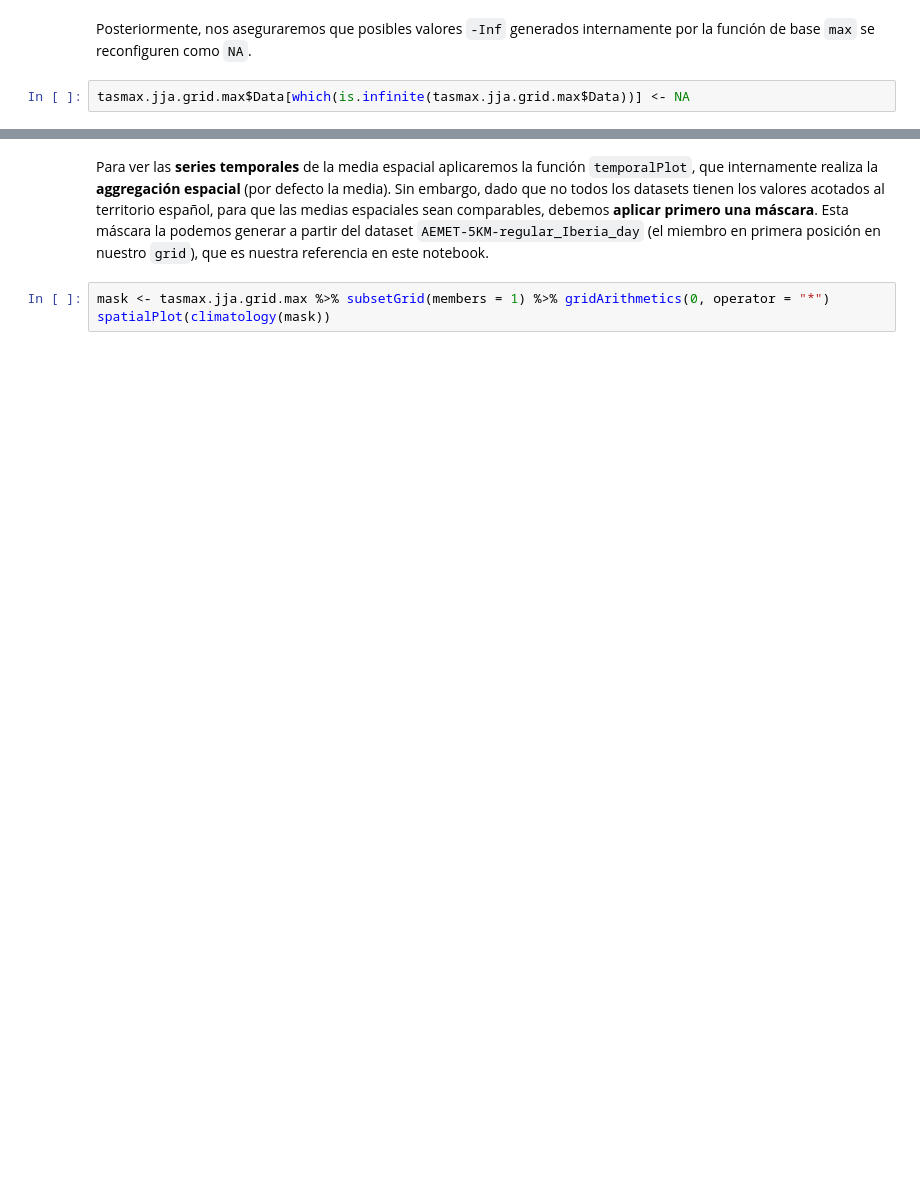
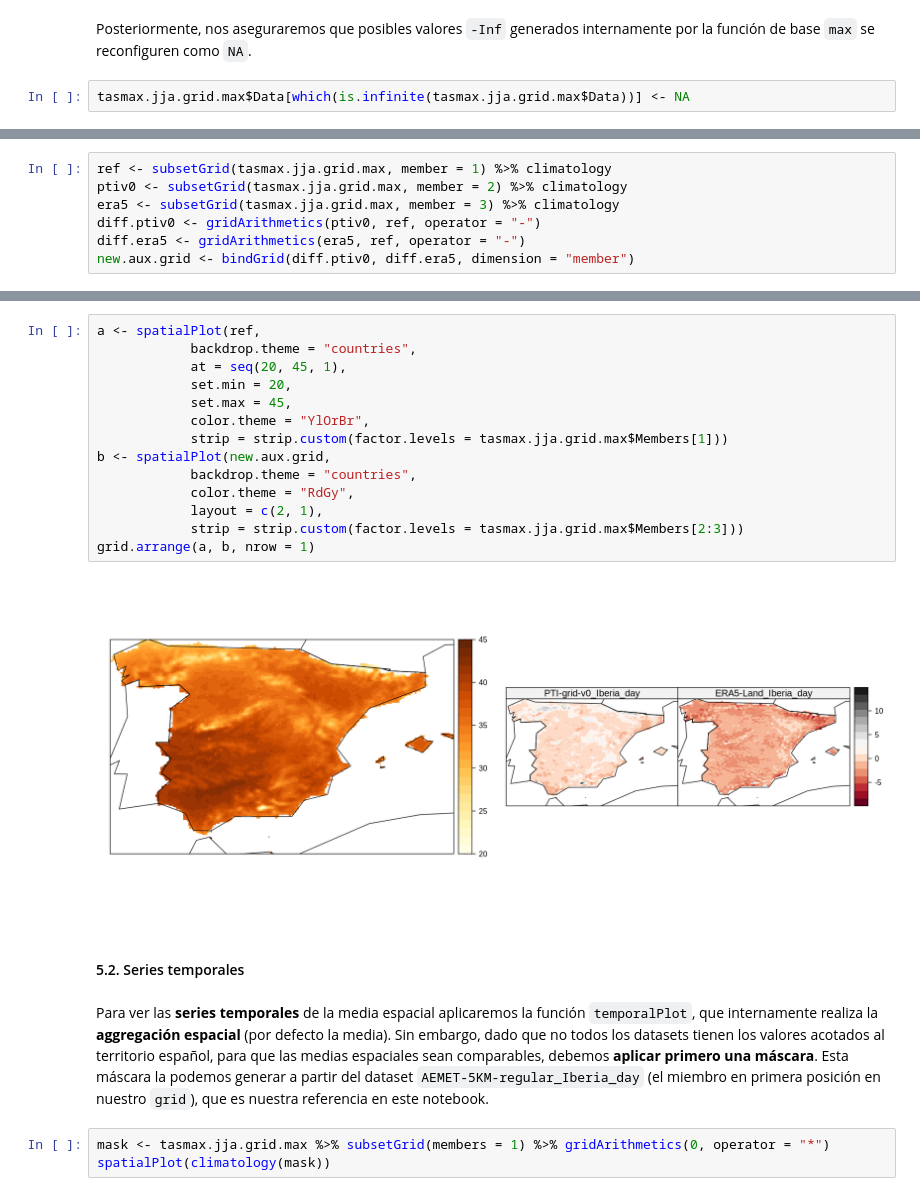
Before and after one commit to SantanderMetGroup/PTI-Clima-Datalab, a Jupyter notebook: Notebooks/R/intercomp_rejillas_obs_R.ipynb, the cells around one changed output, grey strips where cells are left out. Cells and saved outputs as stored; diff of their text form; blank space fills up the shorter version.

```diff
--- a/Notebooks/R/intercomp_rejillas_obs_R.ipynb
+++ b/Notebooks/R/intercomp_rejillas_obs_R.ipynb
@@ -366,0 +425,7 @@ spatialPlot(climatology(tasmax.jja.grid.max),
+# %%
+ref <- subsetGrid(tasmax.jja.grid.max, member = 1) %>% climatology
+ptiv0 <- subsetGrid(tasmax.jja.grid.max, member = 2) %>% climatology
+era5 <- subsetGrid(tasmax.jja.grid.max, member = 3) %>% climatology
+diff.ptiv0 <- gridArithmetics(ptiv0, ref, operator = "-")
+diff.era5 <- gridArithmetics(era5, ref, operator = "-")
+new.aux.grid <- bindGrid(diff.ptiv0, diff.era5, dimension = "member")
@@ -367,3 +448,21 @@ spatialPlot(climatology(tasmax.jja.grid.max),
+# %%
+a <- spatialPlot(ref,
+            backdrop.theme = "countries",
+            at = seq(20, 45, 1),
+            set.min = 20,
+            set.max = 45,
+            color.theme = "YlOrBr",
+            strip = strip.custom(factor.levels = tasmax.jja.grid.max$Members[1]))
+b <- spatialPlot(new.aux.grid,
+            backdrop.theme = "countries",
+            color.theme = "RdGy",
+            layout = c(2, 1),
+            strip = strip.custom(factor.levels = tasmax.jja.grid.max$Members[2:3]))
+grid.arrange(a, b, nrow = 1)
+# %% [output]
+[figure, added]
+# %% [markdown]
+#### 5.2. Series temporales
 # %% [markdown]
 Para ver las **series temporales** de la media espacial aplicaremos la función `temporalPlot`, que internamente realiza la **aggregación espacial** (por defecto la media). Sin embargo, dado que no todos los datasets tienen los valores acotados al territorio español, para que las medias espaciales sean comparables, debemos **aplicar primero una máscara**. Esta máscara la podemos generar a partir del dataset `AEMET-5KM-regular_Iberia_day` (el miembro en primera posición en nuestro `grid`), que es nuestra referencia en este notebook.
 # %%
```
Also changed, not shown: parts of 23 cells of this notebook, 1 other file.
